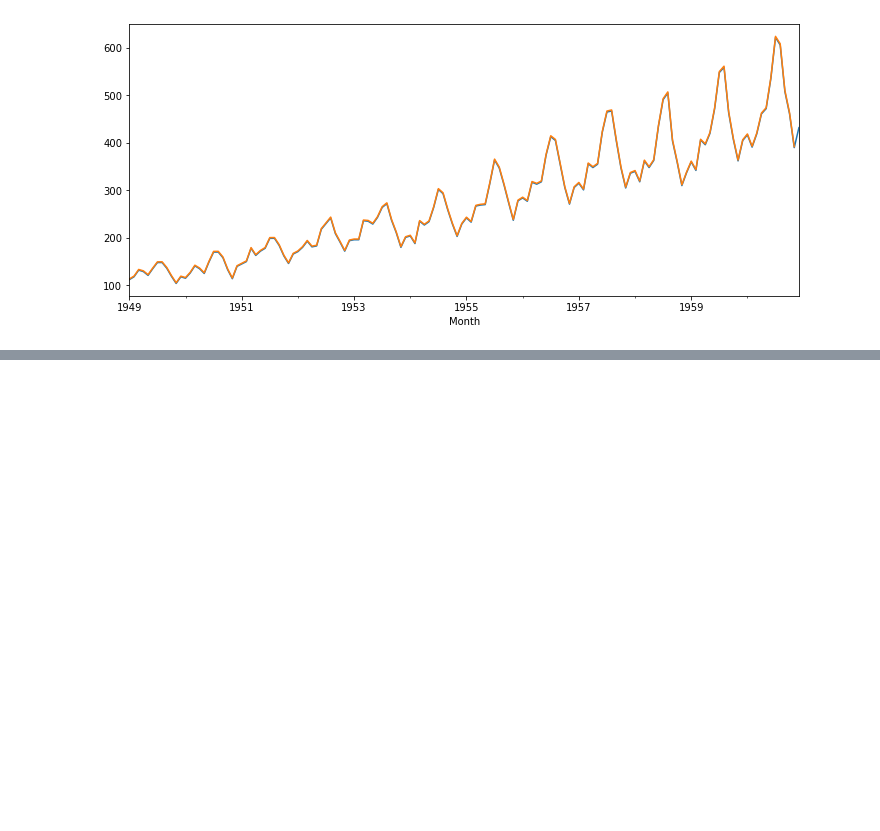
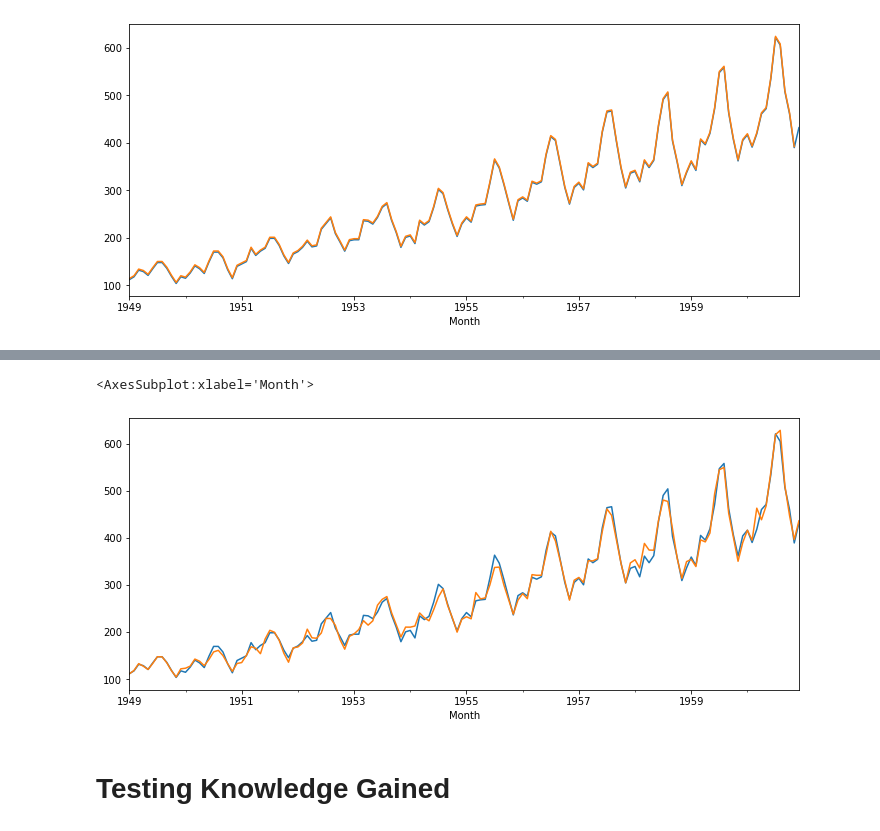
Before and after one commit to B2BDA/TIme_Series_SARIMA_Sales, a Jupyter notebook: Time_Series_Forecasting_Python.ipynb, the cells around one changed output, grey strips where cells are left out. Cells and saved outputs as stored; diff of their text form; code cells hidden in the pictures; blank space fills up the shorter version.

```diff
--- a/Time_Series_Forecasting_Python.ipynb
+++ b/Time_Series_Forecasting_Python.ipynb
@@ -759,0 +772,10 @@ model.plot()
+# %%
+model = ExponentialSmoothing(df, trend='mul', seasonal='mul', seasonal_periods=12).fit().fittedvalues
+# %%
+df.plot()
+model.plot()
+# %% [output]
+<AxesSubplot:xlabel='Month'>
+[figure, added]
+# %% [markdown]
+# Testing Knowledge Gained
```
Also changed, not shown: parts of 20 cells of this notebook.
